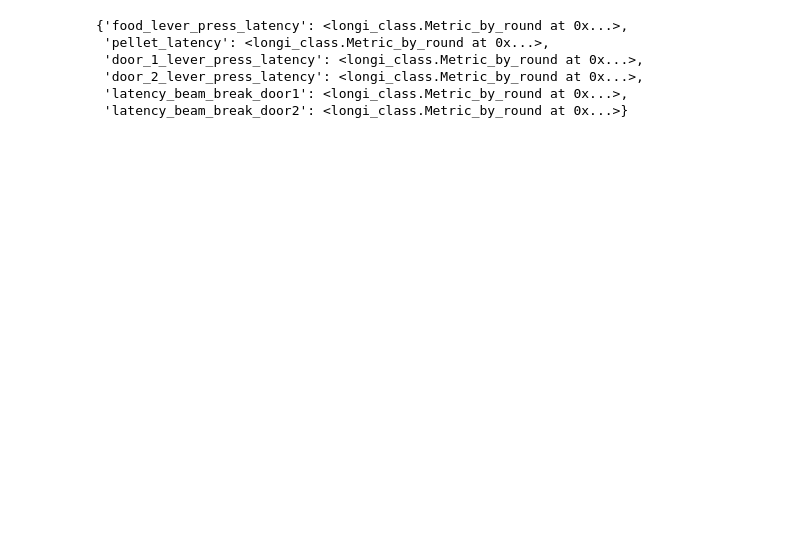
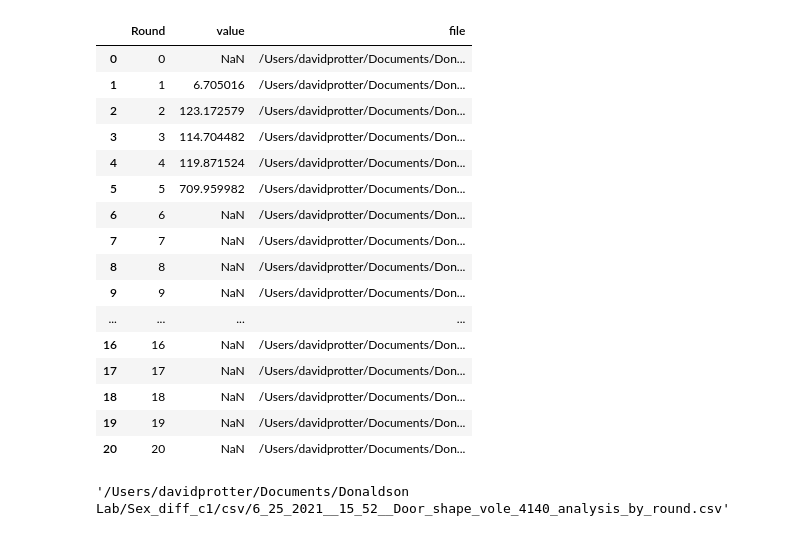
Before and after one commit to dprotter/Operant_Daily_Pipeline, a Jupyter notebook: test by round.ipynb, the cells around one changed output. Saved outputs shown, nothing was run; the diff lists cells and outputs as text; code cells hidden in the pictures; blank space fills up the shorter version.

```diff
--- a/test by round.ipynb
+++ b/test by round.ipynb
@@ -75,9 +130,26 @@ for i, ani in enumerate(data.keys()):
+# %%
+lon.metrics['latency_beam_break_door1'].data['4140']['Door_shape']['1']
+# %% [output]
+|  | Round | value | file |
+| 0 | 0 | NaN | /Users/davidprotter/Documents/Don... |
+| 1 | 1 | 6.705016 | /Users/davidprotter/Documents/Don... |
+| 2 | 2 | 123.172579 | /Users/davidprotter/Documents/Don... |
+| 3 | 3 | 114.704482 | /Users/davidprotter/Documents/Don... |
+| 4 | 4 | 119.871524 | /Users/davidprotter/Documents/Don... |
+| 5 | 5 | 709.959982 | /Users/davidprotter/Documents/Don... |
+| 6 | 6 | NaN | /Users/davidprotter/Documents/Don... |
+| 7 | 7 | NaN | /Users/davidprotter/Documents/Don... |
+| 8 | 8 | NaN | /Users/davidprotter/Documents/Don... |
+| 9 | 9 | NaN | /Users/davidprotter/Documents/Don... |
+| ... | ... | ... | ... |
+| 16 | 16 | NaN | /Users/davidprotter/Documents/Don... |
+| 17 | 17 | NaN | /Users/davidprotter/Documents/Don... |
+| 18 | 18 | NaN | /Users/davidprotter/Documents/Don... |
+| 19 | 19 | NaN | /Users/davidprotter/Documents/Don... |
+| 20 | 20 | NaN | /Users/davidprotter/Documents/Don... |
+# %%
+f
+# %% [output]
+'/Users/davidprotter/Documents/Donaldson Lab/Sex_diff_c1/csv/6_25_2021__15_52__Door_shape_vole_4140_analysis_by_round.csv'
 # %%
-lon.metrics
+lon.metrics['door_1_lever_press_latency'].data['4136']
-# %% [output]
-{'food_lever_press_latency': <longi_class.Metric_by_round at 0x...>,
- 'pellet_latency': <longi_class.Metric_by_round at 0x...>,
- 'door_1_lever_press_latency': <longi_class.Metric_by_round at 0x...>,
- 'door_2_lever_press_latency': <longi_class.Metric_by_round at 0x...>,
- 'latency_beam_break_door1': <longi_class.Metric_by_round at 0x...>,
- 'latency_beam_break_door2': <longi_class.Metric_by_round at 0x...>}
```
Also changed, not shown: parts of 9 cells of this notebook, 5 other files.
